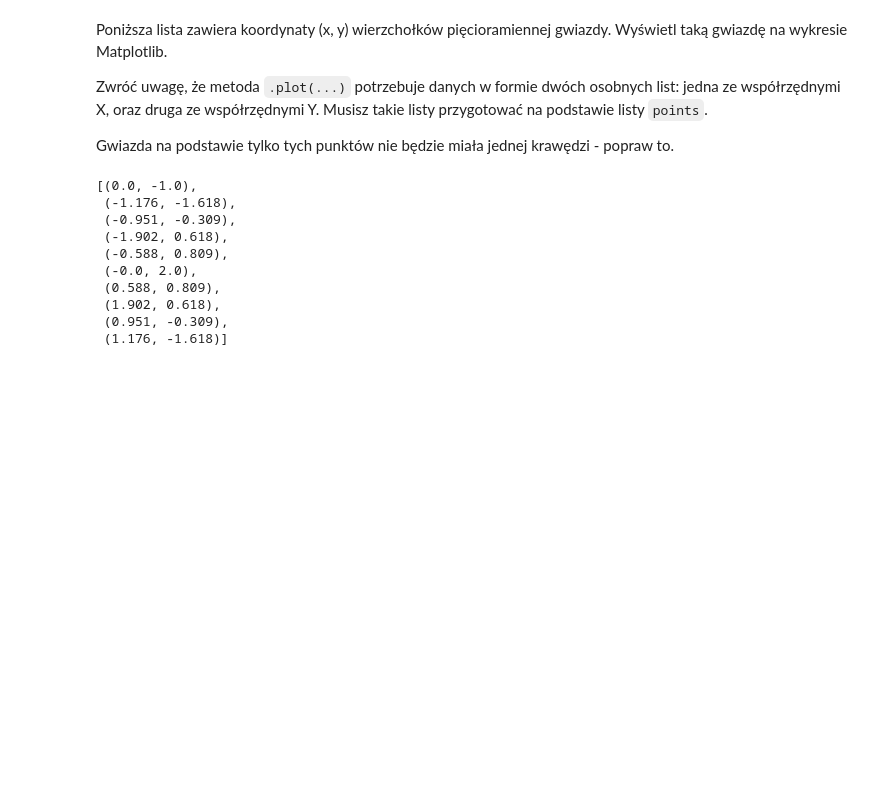
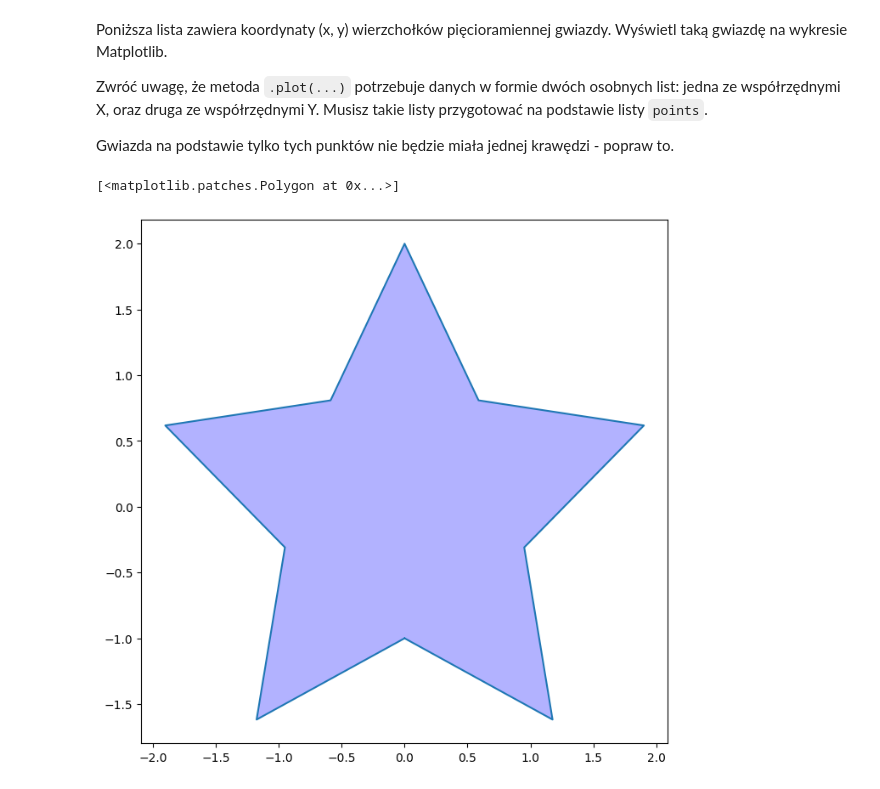
Before and after one commit to Vektor79/Zadania, a Jupyter notebook: 05_Wykresy/Materiały_na_zjazd/02_Wykresy/02_Generowanie wykresów 2D/1_Rysunek gwiazdy.ipynb, the cells around one changed output. Saved outputs shown, nothing was run; the diff lists cells and outputs as text; code cells hidden in the pictures; blank space fills up the shorter version.

```diff
--- a/05_Wykresy/Materiały_na_zjazd/02_Wykresy/02_Generowanie wykresów 2D/1_Rysunek gwiazdy.ipynb
+++ b/05_Wykresy/Materiały_na_zjazd/02_Wykresy/02_Generowanie wykresów 2D/1_Rysunek gwiazdy.ipynb
@@ -9,10 +13,5 @@ import matplotlib.pyplot as plt
 # %%
-
-
-
-
-
-[
+dataset = [
     (0.0, -1.0),
     (-1.176, -1.618),
     (-0.951, -0.309),
@@ -22,16 +21,19 @@ import matplotlib.pyplot as plt
     (0.588, 0.809),
     (1.902, 0.618),
     (0.951, -0.309),
-    (1.176, -1.618)
+    (1.176, -1.618),
+    (0.0, -1.0),
 ]
-# %% [output]
-[(0.0, -1.0),
- (-1.176, -1.618),
- (-0.951, -0.309),
- (-1.902, 0.618),
- (-0.588, 0.809),
- (-0.0, 2.0),
- (0.588, 0.809),
- (1.902, 0.618),
- (0.951, -0.309),
- (1.176, -1.618)]
+# %%
+plt, ax = plt.subplots(figsize=(8, 8))
+
+x_coords = [point[0] for point in dataset]
+y_coords = [point[1] for point in dataset]
+
+ax.plot(x_coords, y_coords)
+ax.fill(x_coords, y_coords, 'b', alpha=0.3)    # wypełnienie: koordynaty co ma być wypełnione, kolor css, alpha to przeźroczystość
+
+# plt.show()
+# %% [output]
+[<matplotlib.patches.Polygon at 0x...>]
+[figure, added]
```
Also changed, not shown: parts of 2 cells of this notebook.
